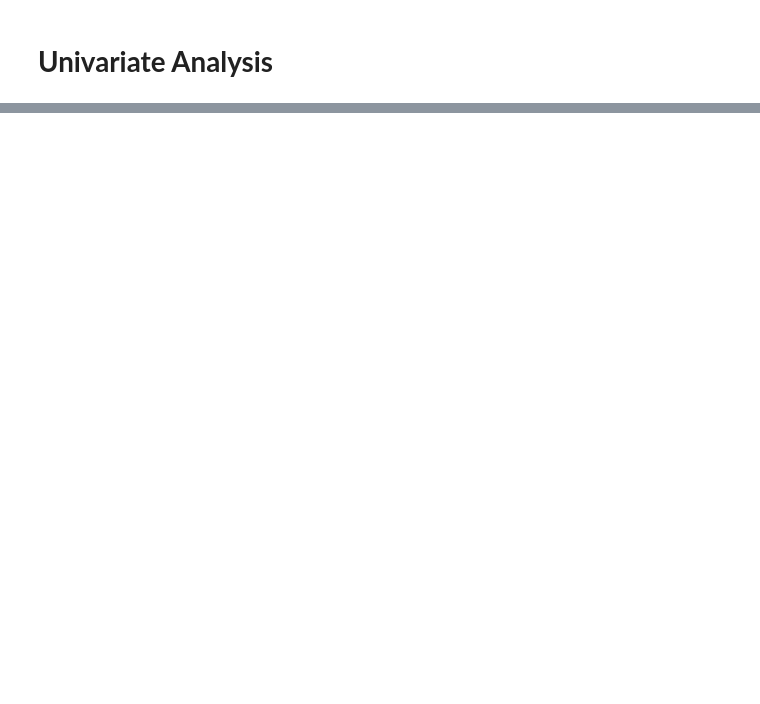
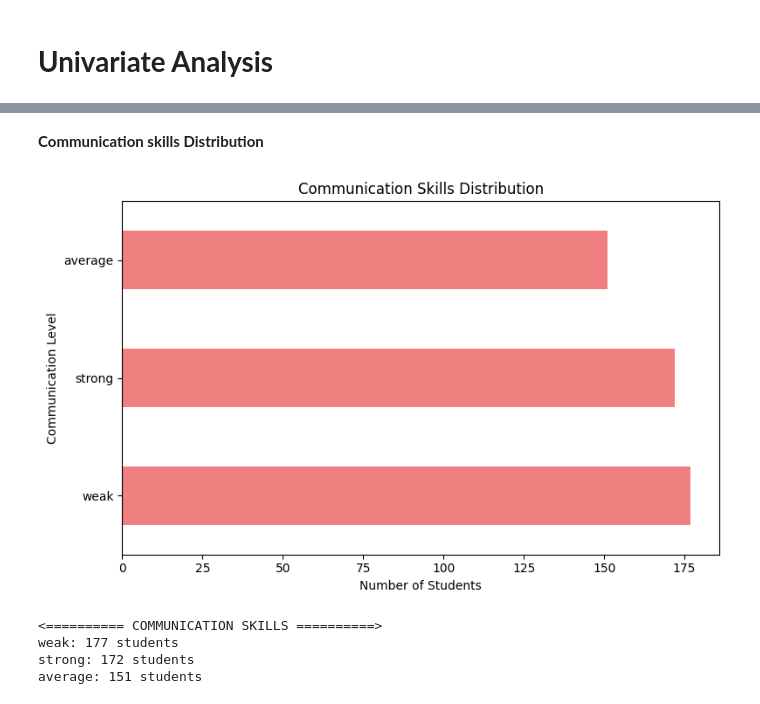
Before and after one commit to MuqaddasIftikhar17/EduMate-AI, a Jupyter notebook: ai/students.ipynb, the cells around one changed output, grey strips where cells are left out. Cells and saved outputs as stored; diff of their text form; code cells hidden in the pictures; blank space fills up the shorter version.

```diff
--- a/ai/students.ipynb
+++ b/ai/students.ipynb
@@ -581,0 +422,24 @@ AttributeError: Rectangle.set() got an unexpected keyword argument 'kde'
+# %% [markdown]
+**Communication skills Distribution**
+# %%
+# Communication skills distribution
+comm_counts = students['communication'].value_counts()
+
+plt.figure(figsize=(8, 5))
+comm_counts.plot(kind='barh', color='lightcoral')
+plt.title('Communication Skills Distribution')
+plt.xlabel('Number of Students')
+plt.ylabel('Communication Level')
+plt.tight_layout()
+plt.show()
+
+print("<========== COMMUNICATION SKILLS ==========>")
+for level, count in comm_counts.items():
+    print(f"{level}: {count} students")
+print("\n")
+# %% [output]
+[figure, added]
+<========== COMMUNICATION SKILLS ==========>
+weak: 177 students
+strong: 172 students
+average: 151 students
```
Also changed, not shown: parts of 63 cells of this notebook.
